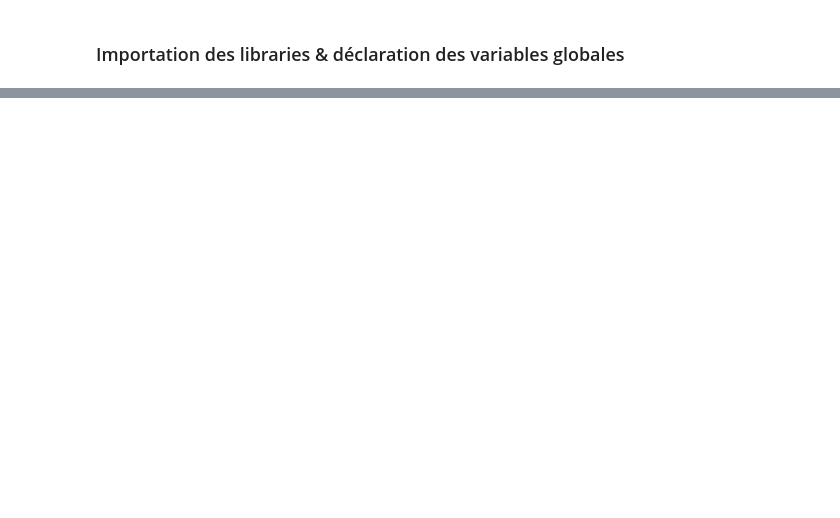
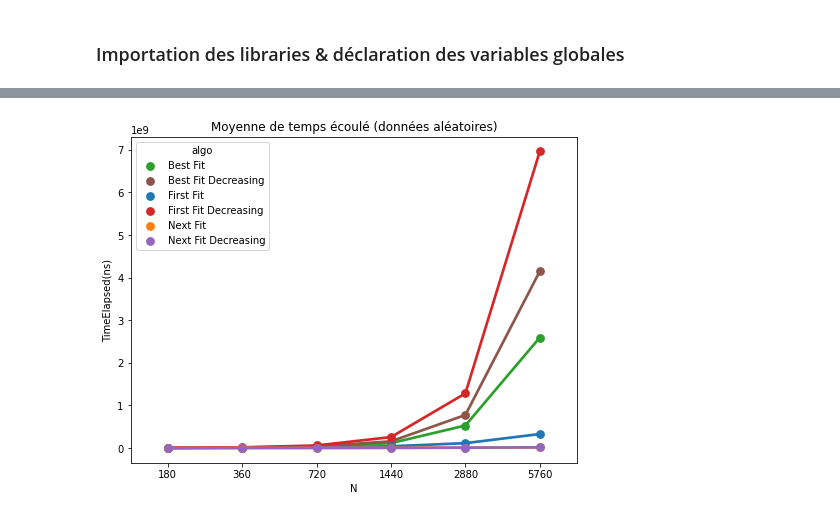
Before and after one commit to shawnvosburg/BinPacking, a Jupyter notebook: analyse/binpacking_analyse.ipynb, the cells around one changed output, grey strips where cells are left out. Drawn from its saved outputs; the diff is of its cells as text; code cells hidden in the pictures; blank space fills up the shorter version.

```diff
--- a/analyse/binpacking_analyse.ipynb
+++ b/analyse/binpacking_analyse.ipynb
@@ -15,0 +31,4 @@ ModuleNotFoundError: No module named 'matplotlib'
+# %%
+# Création d'un dictionnaire de couleurs pour les algorithmes
+unique = df["algo"].unique()
+palette = dict(zip(unique, sns.color_palette(n_colors=len(unique))))
@@ -15,0 +57,15 @@ ModuleNotFoundError: No module named 'matplotlib'
+# %%
+data_alea = df[df.GenerateurDonnees == 'Aleatoire']
+# %%
+# Temps d'exécution moyen
+data_temp = data_alea.groupby(['algo','N'])['TimeElapsed(ns)'].mean().reset_index()
+
+fig = plt.figure(figsize=(8,6))
+
+myplot = sns.pointplot(data=data_temp,x='N',y='TimeElapsed(ns)',hue='algo', palette=palette)
+
+plt.title('Moyenne de temps écoulé (données aléatoires)')
+plt.savefig('tempsexec_aleatoire.jpg', bbox_inches='tight')
+plt.show()
+# %% [output]
+[figure, added]
```
Also changed, not shown: parts of 20 cells of this notebook, 3 other files.
